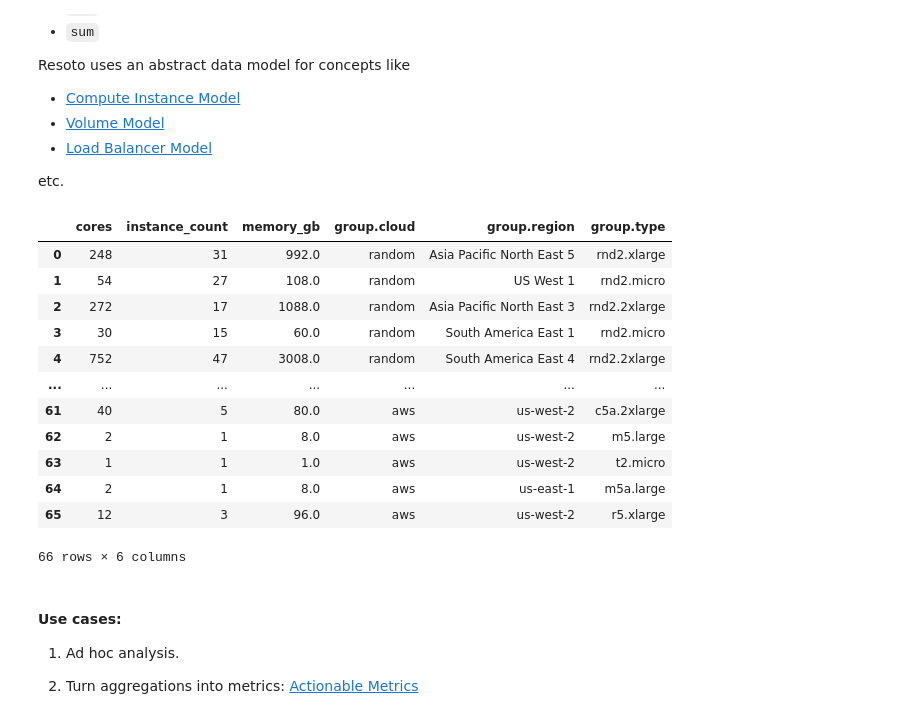
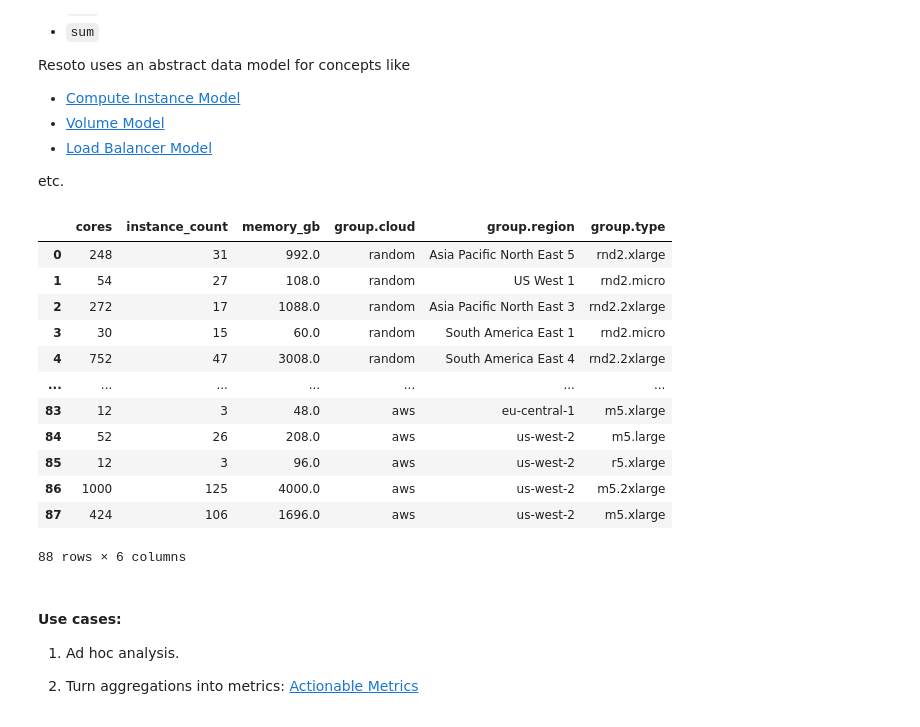
Before and after one commit to someengineering/resotonotebook, a Jupyter notebook: examples/resoto_kubernetes.ipynb, the cells around one changed output. Saved outputs shown, nothing was run; the diff lists cells and outputs as text; code cells hidden in the pictures.

Commit message:
[fix] k8s example should use the new awaitable client

```diff
--- a/examples/resoto_kubernetes.ipynb
+++ b/examples/resoto_kubernetes.ipynb
@@ -221,29 +221,29 @@ etc.
 # %%
 query = """
 search is(instance) and instance_status == running | aggregate
   /ancestors.cloud.reported.name as cloud,
   /ancestors.region.reported.name as region,
   instance_type as type:
 
   sum(1) as instance_count,
   sum(instance_memory) as memory_gb,
   sum(instance_cores) as cores
   """
-rnb.cli_execute(query)
+await rnb.cli_execute(query)
 # %% [output]
 |  | cores | instance_count | memory_gb | group.cloud | group.region | group.type |
 | 0 | 248 | 31 | 992.0 | random | Asia Pacific North East 5 | rnd2.xlarge |
 | 1 | 54 | 27 | 108.0 | random | US West 1 | rnd2.micro |
 | 2 | 272 | 17 | 1088.0 | random | Asia Pacific North East 3 | rnd2.2xlarge |
 | 3 | 30 | 15 | 60.0 | random | South America East 1 | rnd2.micro |
 | 4 | 752 | 47 | 3008.0 | random | South America East 4 | rnd2.2xlarge |
 | ... | ... | ... | ... | ... | ... | ... |
-| 61 | 40 | 5 | 80.0 | aws | us-west-2 | c5a.2xlarge |
-| 62 | 2 | 1 | 8.0 | aws | us-west-2 | m5.large |
-| 63 | 1 | 1 | 1.0 | aws | us-west-2 | t2.micro |
-| 64 | 2 | 1 | 8.0 | aws | us-east-1 | m5a.large |
-| 65 | 12 | 3 | 96.0 | aws | us-west-2 | r5.xlarge |
+| 83 | 12 | 3 | 48.0 | aws | eu-central-1 | m5.xlarge |
+| 84 | 52 | 26 | 208.0 | aws | us-west-2 | m5.large |
+| 85 | 12 | 3 | 96.0 | aws | us-west-2 | r5.xlarge |
+| 86 | 1000 | 125 | 4000.0 | aws | us-west-2 | m5.2xlarge |
+| 87 | 424 | 106 | 1696.0 | aws | us-west-2 | m5.xlarge |
-66 rows × 6 columns
+88 rows × 6 columns
 # %% [markdown]
 #### Use cases:
 
```
Also changed, not shown: parts of 20 cells of this notebook, 1 other file.
